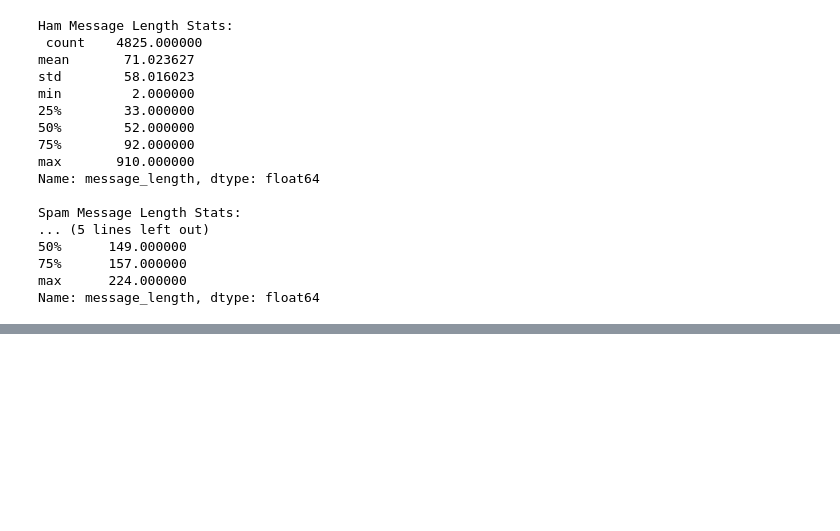
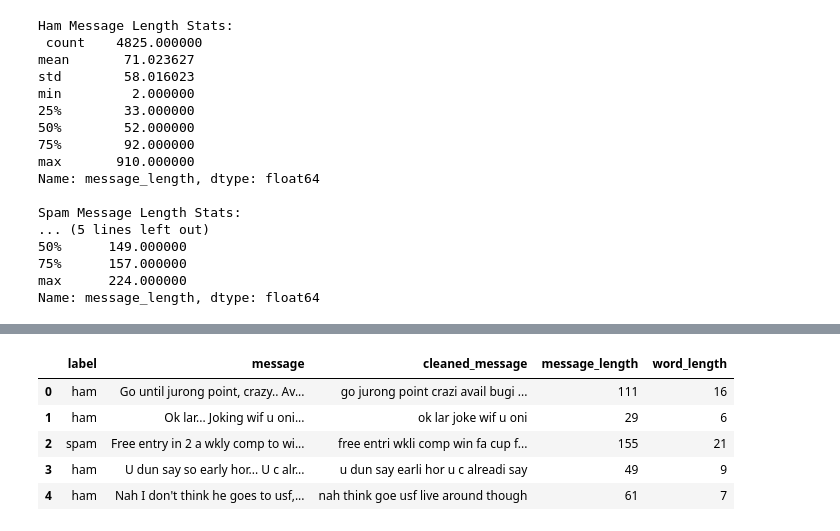
Before and after one commit to jakkkc/email_SPAM_detector, a Jupyter notebook: test.ipynb, the cells around one changed output, grey strips where cells are left out. Cells and saved outputs as stored; diff of their text form; code cells hidden in the pictures; blank space fills up the shorter version.

```diff
--- a/test.ipynb
+++ b/test.ipynb
@@ -179,0 +245,9 @@ advanced_analyzer.plot_top_words('spam')
+# %%
+advanced_analyzer.data.head()
+# %% [output]
+|  | label | message | cleaned_message | message_length | word_length |
+| 0 | ham | Go until jurong point, crazy.. Av... | go jurong point crazi avail bugi ... | 111 | 16 |
+| 1 | ham | Ok lar... Joking wif u oni... | ok lar joke wif u oni | 29 | 6 |
+| 2 | spam | Free entry in 2 a wkly comp to wi... | free entri wkli comp win fa cup f... | 155 | 21 |
+| 3 | ham | U dun say so early hor... U c alr... | u dun say earli hor u c alreadi say | 49 | 9 |
+| 4 | ham | Nah I don't think he goes to usf,... | nah think goe usf live around though | 61 | 7 |
```
Also changed, not shown: parts of 8 cells of this notebook.
